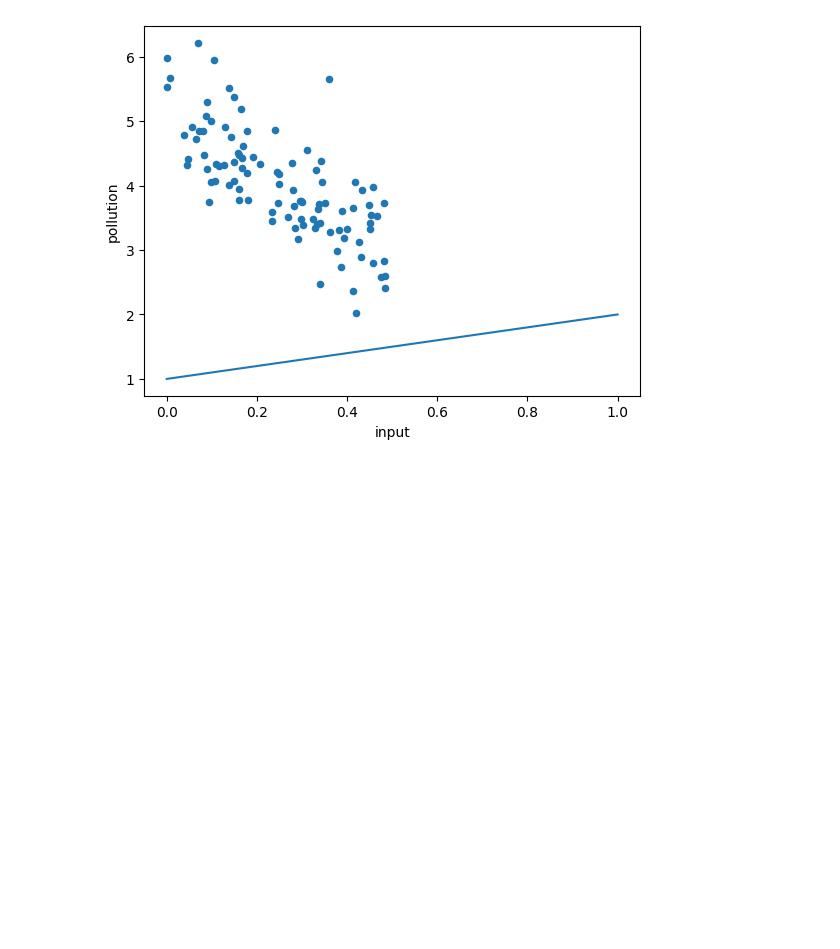
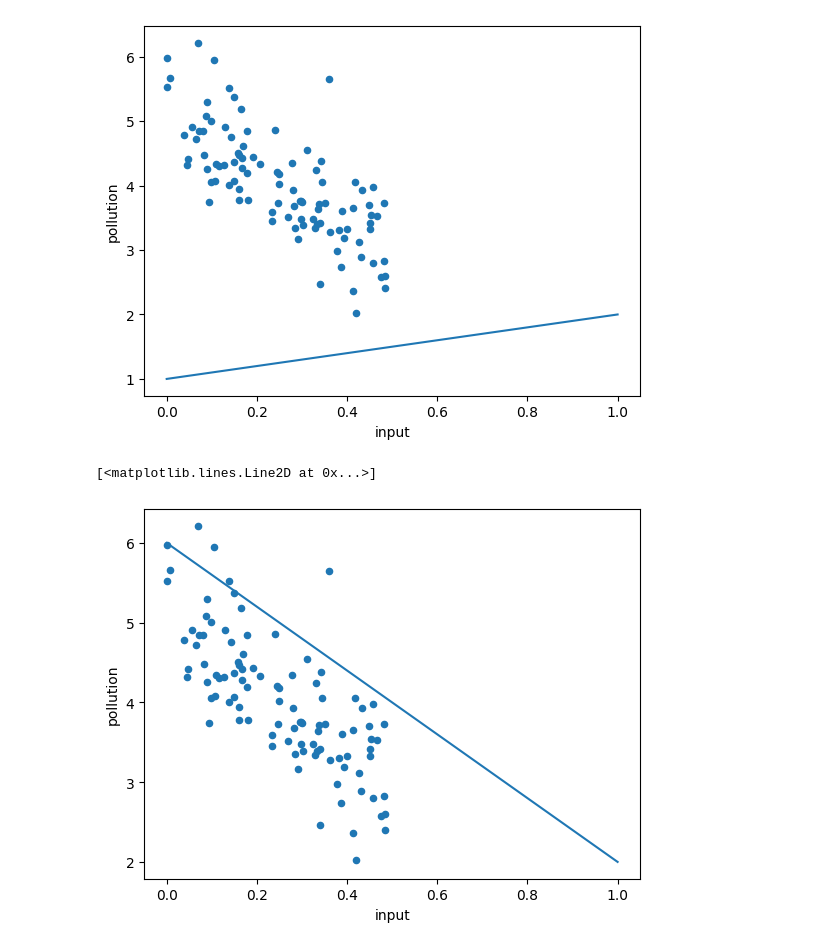
Before and after one commit to Choiwanwoo-03/MachineLearning_CodePractice, a Jupyter notebook: Chap04_03.ipynb, the cells around one changed output. Cells and saved outputs as stored; diff of their text form; code cells hidden in the pictures; blank space fills up the shorter version.

```diff
--- a/Chap04_03.ipynb
+++ b/Chap04_03.ipynb
@@ -51,9 +51,12 @@ plt.plot([x0, x1], [h(x0, w, b), h(x1, w, b)])
 [<matplotlib.lines.Line2D at 0x...>]
 [figure]
 # %%
-w, b = -3, 6
+w, b = -4, 6
 x0, x1 = 0.0, 1.0
 
 # 새로운 파라미터로 가설(직선)과 데이터(산포도) 비교
 lin_data.plot(kind = 'scatter', x = 'input', y = 'pollution')
 plt.plot([x0, x1], [h(x0, w, b), h(x1, w, b)])
+# %% [output]
+[<matplotlib.lines.Line2D at 0x...>]
+[figure, added]
```
